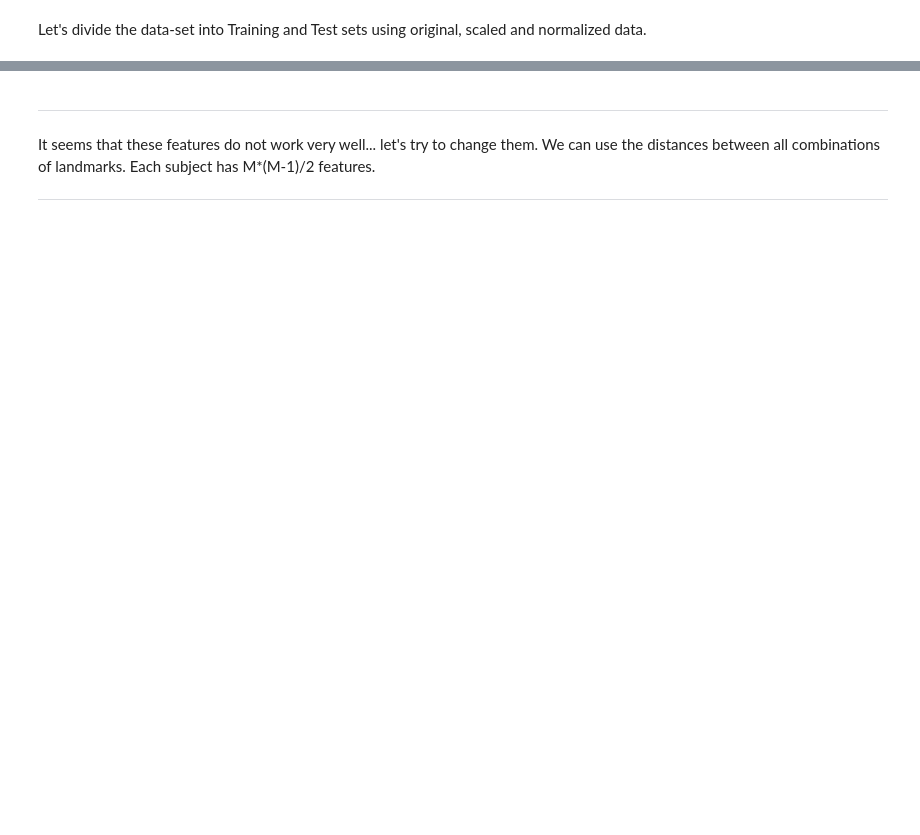
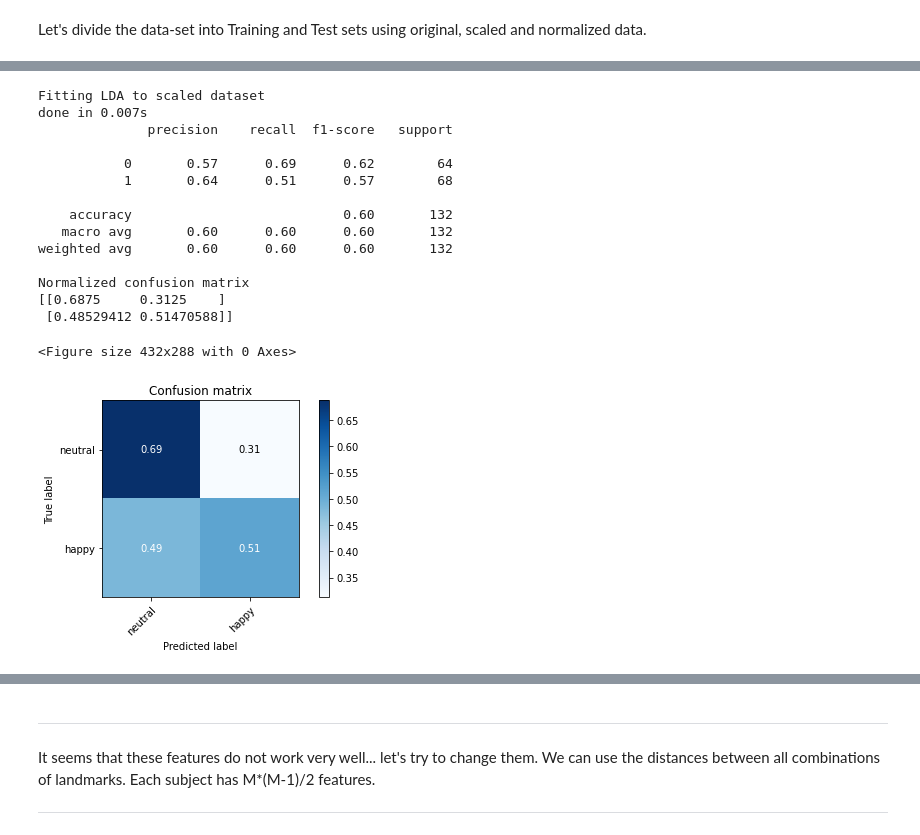
Before and after one commit to Eidantz/Machine-Learning-for-Bioimaging, a Jupyter notebook: TP2 - Supervised Learning/TP2_MachineLearning_BIM_1part_FEI.ipynb, the cells around one changed output, grey strips where cells are left out. Cells and saved outputs as stored; diff of their text form; code cells hidden in the pictures; blank space fills up the shorter version.

Commit message:
TP2 DONE

```diff
--- a/TP2 - Supervised Learning/TP2_MachineLearning_BIM_1part_FEI.ipynb
+++ b/TP2 - Supervised Learning/TP2_MachineLearning_BIM_1part_FEI.ipynb
@@ -276,10 +313,10 @@ Let's divide the data-set into Training and Test sets using original, scaled and
 X_train, X_test, y_train, y_test = train_test_split(dist_average, np.ravel(Yp), test_size=0.33, random_state=42)
 
 # Create training and test set
-X_train_scale, X_test_scale, y_train_scale, y_test_scale = XXXXXXXXXXXXXXXXXX
+X_train_scale, X_test_scale, y_train_scale, y_test_scale = train_test_split(dist_average_scale, np.ravel(Yp), test_size=0.33, random_state=42)
 
 # Create training and test set
-X_train_normalize, X_test_normalize, y_train_normalize, y_test_normalize = XXXXXXXXXXXXXXXXXX
+X_train_normalize, X_test_normalize, y_train_normalize, y_test_normalize = train_test_split(dist_average_normalize, np.ravel(Yp), test_size=0.33, random_state=42)
 # %% [markdown]
 
 
@@ -319,0 +371,34 @@ XXXXXXXXXXXXXXXXXX
+# %%
+# Fitting LDA to scaled data
+print("Fitting LDA to scaled dataset")
+t0 = time()
+lda = LinearDiscriminantAnalysis()
+lda.fit(X_train_scale, y_train_scale)
+y_pred_scale = lda.predict(X_test_scale)
+print("done in %0.3fs" % (time() - t0))
+print(classification_report(y_test_scale, y_pred_scale))
+
+# Compute confusion matrix
+cnf_matrix_scale = confusion_matrix(y_test_scale, y_pred_scale)
+
+# Plot normalized confusion matrix
+plt.figure()
+plot_confusion_matrix(cnf_matrix_scale, classes=class_names, normalize=True)
+plt.show()
+# %% [output]
+Fitting LDA to scaled dataset
+done in 0.007s
+              precision    recall  f1-score   support
+
+           0       0.57      0.69      0.62        64
+           1       0.64      0.51      0.57        68
+
+    accuracy                           0.60       132
+   macro avg       0.60      0.60      0.60       132
+weighted avg       0.60      0.60      0.60       132
+
+Normalized confusion matrix
+[[0.6875     0.3125    ]
+ [0.48529412 0.51470588]]
+<Figure size 432x288 with 0 Axes>
+[figure, added]
```
Also changed, not shown: parts of 46 cells of this notebook, 3 other files.
